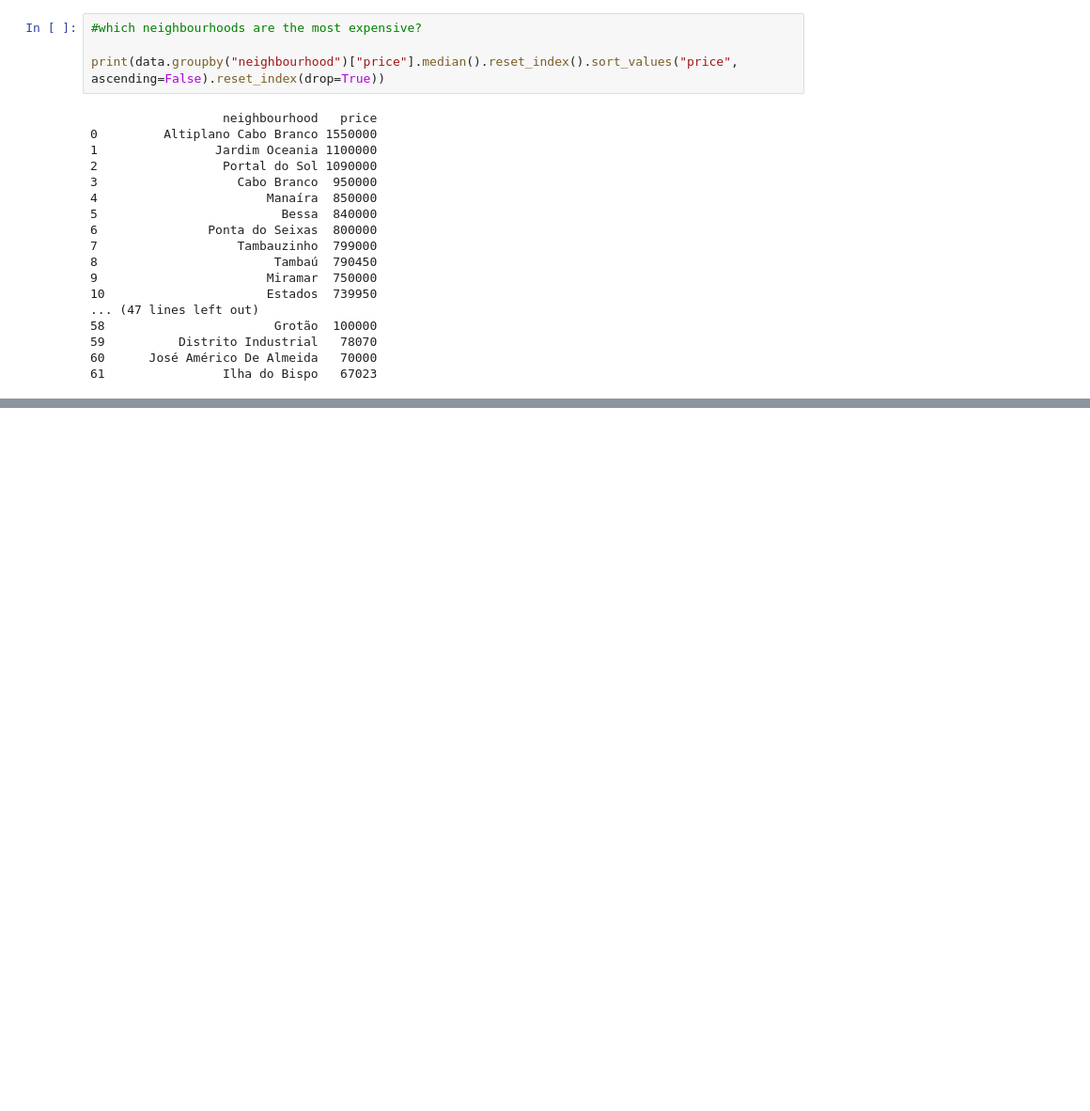
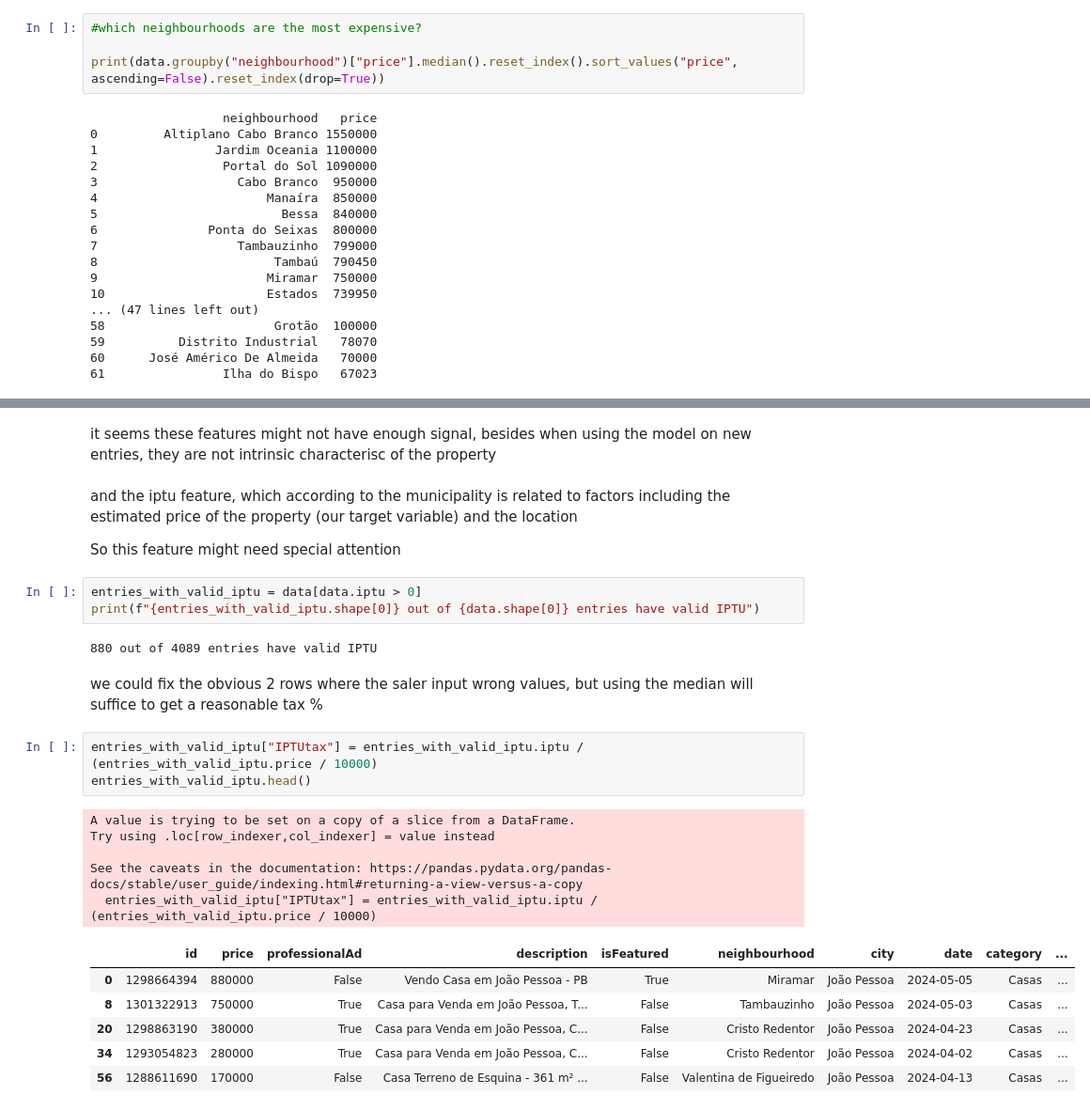
Before and after one commit to flaviowh/ML, a Jupyter notebook: regression/real_world/jampa_housing_2024.ipynb, the cells around one changed output, grey strips where cells are left out. Shown at 94% size. Saved outputs shown, nothing was run; the diff lists cells and outputs as text; blank space fills up the shorter version.

```diff
--- a/regression/real_world/jampa_housing_2024.ipynb
+++ b/regression/real_world/jampa_housing_2024.ipynb
@@ -248,0 +273,28 @@ This could mean developers are trying to sell new units in enclosed communities
+# %% [markdown]
+it seems these features might not have enough signal, besides when using the model on new entries, they are not intrinsic characterisc of the property
+# %% [markdown]
+and the iptu feature, which according to the municipality is related to factors including the estimated price of the property (our target variable) and the location
+
+So this feature might need special attention
+# %%
+entries_with_valid_iptu = data[data.iptu > 0]
+print(f"{entries_with_valid_iptu.shape[0]} out of {data.shape[0]} entries have valid IPTU")
+# %% [output]
+880 out of 4089 entries have valid IPTU
+# %% [markdown]
+we could fix the obvious 2 rows where the saler input wrong values, but using the median will suffice to get a reasonable tax %
+# %%
+entries_with_valid_iptu["IPTUtax"] = entries_with_valid_iptu.iptu / (entries_with_valid_iptu.price / 10000)
+entries_with_valid_iptu.head()
+# %% [output]
+A value is trying to be set on a copy of a slice from a DataFrame.
+Try using .loc[row_indexer,col_indexer] = value instead
+
+See the caveats in the documentation: https://pandas.pydata.org/pandas-docs/stable/user_guide/indexing.html#returning-a-view-versus-a-copy
+  entries_with_valid_iptu["IPTUtax"] = entries_with_valid_iptu.iptu / (entries_with_valid_iptu.price / 10000)
+|  | id | price | professionalAd | description | isFeatured | neighbourhood | city | date | category | ... |
+| 0 | 1298664394 | 880000 | False | Vendo Casa em João Pessoa - PB | True | Miramar | João Pessoa | 2024-05-05 | Casas | ... |
+| 8 | 1301322913 | 750000 | True | Casa para Venda em João Pessoa, T... | False | Tambauzinho | João Pessoa | 2024-05-03 | Casas | ... |
+| 20 | 1298863190 | 380000 | True | Casa para Venda em João Pessoa, C... | False | Cristo Redentor | João Pessoa | 2024-04-23 | Casas | ... |
+| 34 | 1293054823 | 280000 | True | Casa para Venda em João Pessoa, C... | False | Cristo Redentor | João Pessoa | 2024-04-02 | Casas | ... |
+| 56 | 1288611690 | 170000 | False | Casa Terreno de Esquina - 361 m² ... | False | Valentina de Figueiredo | João Pessoa | 2024-04-13 | Casas | ... |
```
Also changed, not shown: parts of 28 cells of this notebook.
